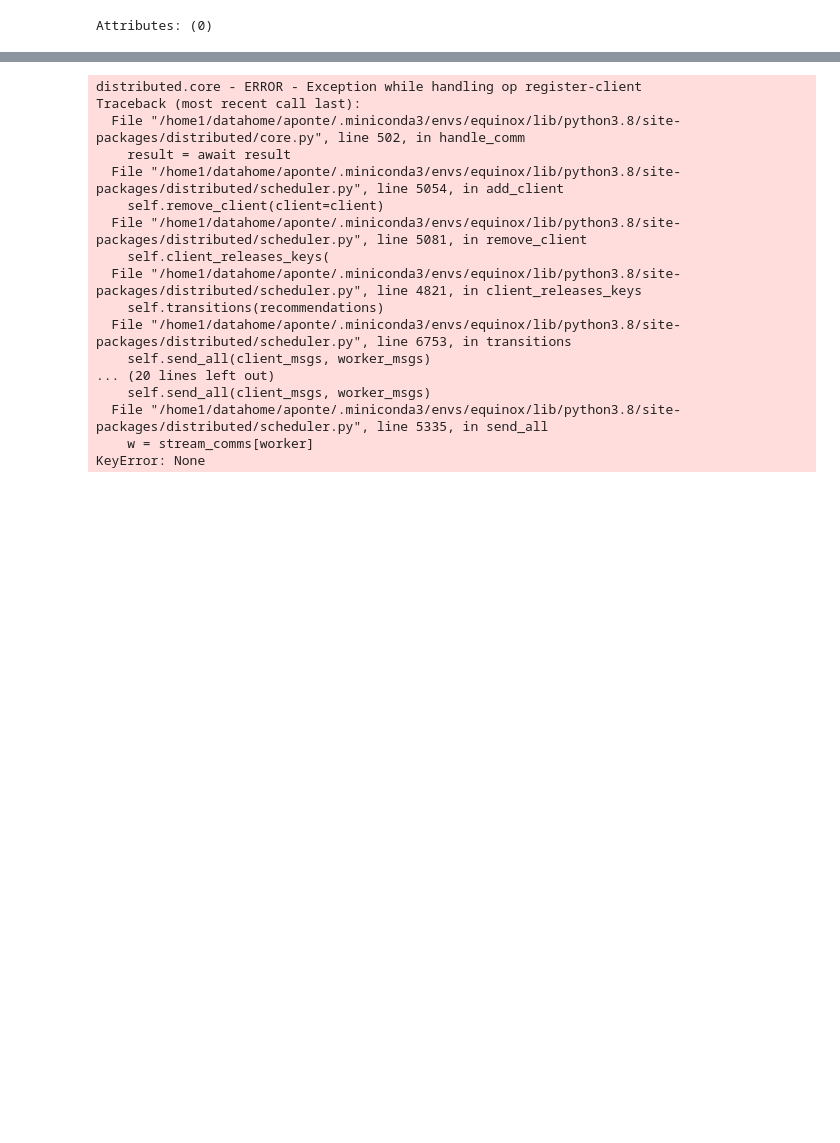
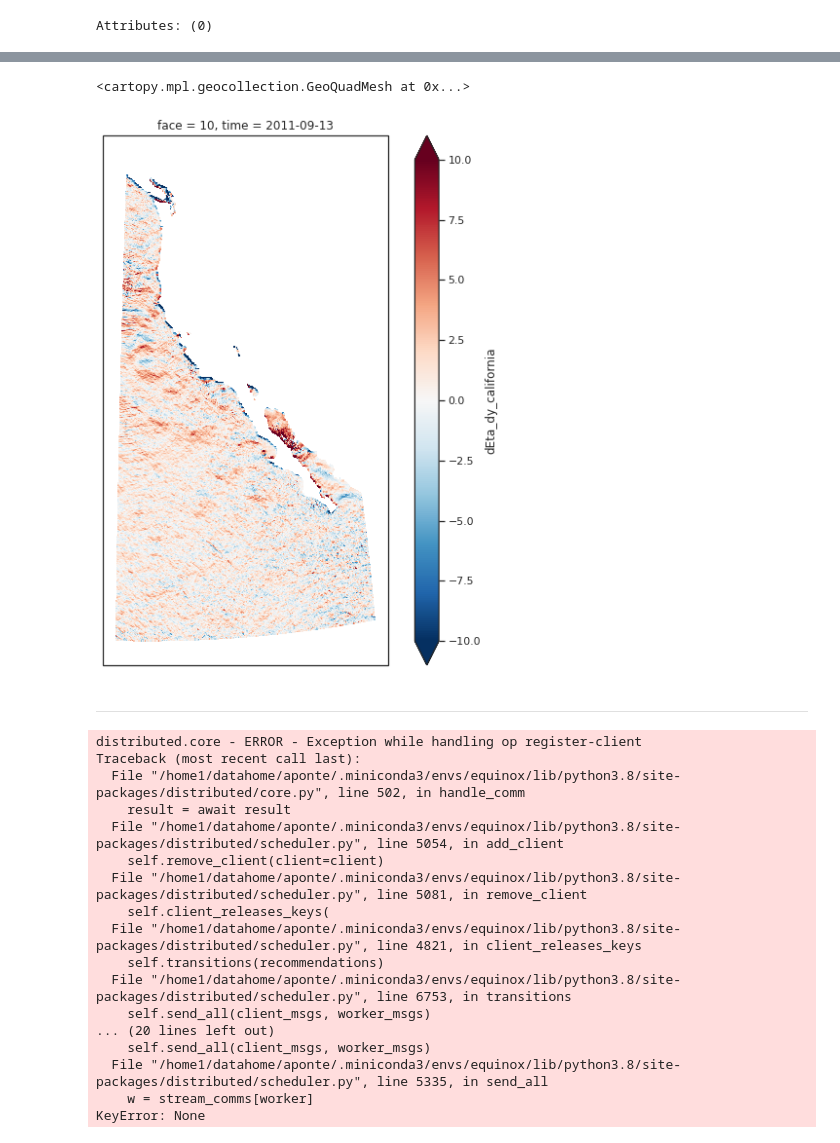
Before and after one commit to apatlpo/mit_equinox, a Jupyter notebook: calval/regional_interp.ipynb, the cells around one changed output, grey strips where cells are left out. Drawn from its saved outputs; the diff is of its cells as text; code cells hidden in the pictures; blank space fills up the shorter version.

```diff
--- a/calval/regional_interp.ipynb
+++ b/calval/regional_interp.ipynb
@@ -350,3 +303,28 @@ np.nanmean(out)
+# %%
+import cartopy.crs as ccrs
+import cartopy.feature as cfeature
+
+def get_proj(extent):
+    lon = (extent[0]+extent[1])*.5
+    lat = (extent[2]+extent[3])*.5
+    return ccrs.Orthographic(central_longitude=lon,
+                     central_latitude=lat,
+                     globe=None,
+                    )
+
+extent = [-128, -123, 33, 38]
+projection = get_proj(extent)
+# %%
+fig, ax = plt.subplots(1, 1, figsize=(10, 10), subplot_kw=dict(projection=projection))
+
+_ds = xr.open_zarr(os.path.join(ut.diag_dir,"dEta_dy_california.zarr")).isel(time=0)
+
+(-g*_ds["dEta_dy_california"]/f.mean()).plot(ax=ax, x="XC", y="YC", vmin=-10, vmax=10, cmap="RdBu_r", transform=ccrs.PlateCarree(),)
+# %% [output]
+<cartopy.mpl.geocollection.GeoQuadMesh at 0x...>
+[figure, added]
+# %% [markdown]
+---
 # %%
 cluster.close()
 # %% [output]
```
Also changed, not shown: parts of 19 cells of this notebook.
